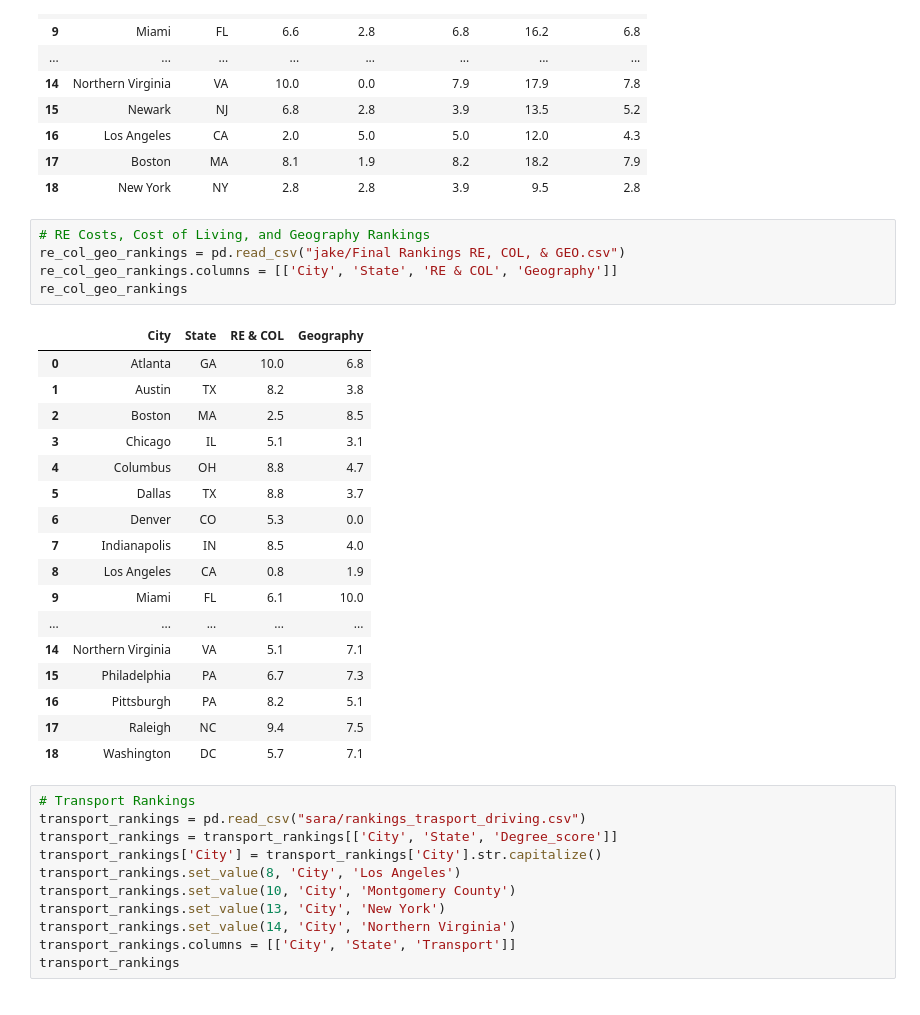
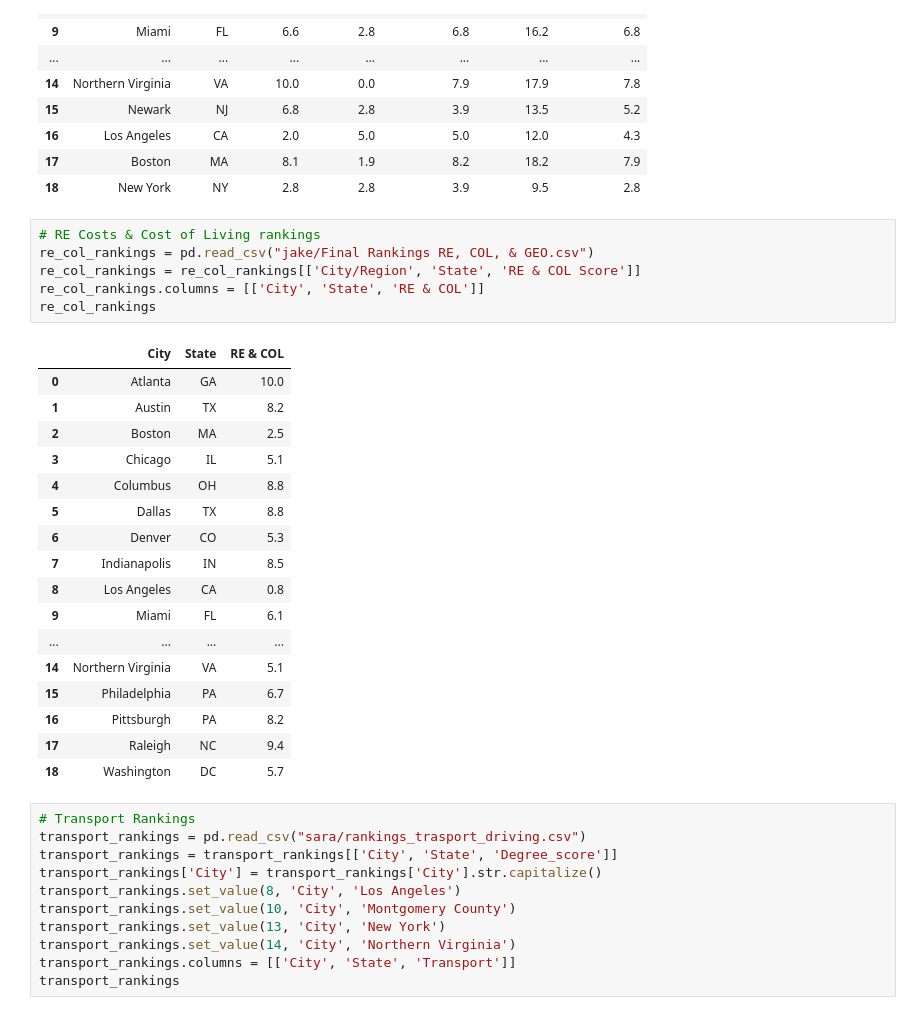
Before and after one commit to APK500/project-one, a Jupyter notebook: final_hq2_rankings.ipynb, the cells around one changed output. Saved outputs shown, nothing was run; the diff lists cells and outputs as text.

Commit message:
Updated final rankings notebook

```diff
--- a/final_hq2_rankings.ipynb
+++ b/final_hq2_rankings.ipynb
@@ -52,28 +52,29 @@ biz_env_rankings
 | 17 | Boston | MA | 8.1 | 1.9 | 8.2 | 18.2 | 7.9 |
 | 18 | New York | NY | 2.8 | 2.8 | 3.9 | 9.5 | 2.8 |
 # %%
-# RE Costs, Cost of Living, and Geography Rankings
-re_col_geo_rankings = pd.read_csv("jake/Final Rankings RE, COL, & GEO.csv")
-re_col_geo_rankings.columns = [['City', 'State', 'RE & COL', 'Geography']]
-re_col_geo_rankings
+# RE Costs & Cost of Living rankings
+re_col_rankings = pd.read_csv("jake/Final Rankings RE, COL, & GEO.csv")
+re_col_rankings = re_col_rankings[['City/Region', 'State', 'RE & COL Score']]
+re_col_rankings.columns = [['City', 'State', 'RE & COL']]
+re_col_rankings
 # %% [output]
-|  | City | State | RE & COL | Geography |
-| 0 | Atlanta | GA | 10.0 | 6.8 |
-| 1 | Austin | TX | 8.2 | 3.8 |
-| 2 | Boston | MA | 2.5 | 8.5 |
-| 3 | Chicago | IL | 5.1 | 3.1 |
-| 4 | Columbus | OH | 8.8 | 4.7 |
-| 5 | Dallas | TX | 8.8 | 3.7 |
-| 6 | Denver | CO | 5.3 | 0.0 |
-| 7 | Indianapolis | IN | 8.5 | 4.0 |
-| 8 | Los Angeles | CA | 0.8 | 1.9 |
-| 9 | Miami | FL | 6.1 | 10.0 |
-| ... | ... | ... | ... | ... |
-| 14 | Northern Virginia | VA | 5.1 | 7.1 |
-| 15 | Philadelphia | PA | 6.7 | 7.3 |
-| 16 | Pittsburgh | PA | 8.2 | 5.1 |
-| 17 | Raleigh | NC | 9.4 | 7.5 |
-| 18 | Washington | DC | 5.7 | 7.1 |
+|  | City | State | RE & COL |
+| 0 | Atlanta | GA | 10.0 |
+| 1 | Austin | TX | 8.2 |
+| 2 | Boston | MA | 2.5 |
+| 3 | Chicago | IL | 5.1 |
+| 4 | Columbus | OH | 8.8 |
+| 5 | Dallas | TX | 8.8 |
+| 6 | Denver | CO | 5.3 |
+| 7 | Indianapolis | IN | 8.5 |
+| 8 | Los Angeles | CA | 0.8 |
+| 9 | Miami | FL | 6.1 |
+| ... | ... | ... | ... |
+| 14 | Northern Virginia | VA | 5.1 |
+| 15 | Philadelphia | PA | 6.7 |
+| 16 | Pittsburgh | PA | 8.2 |
+| 17 | Raleigh | NC | 9.4 |
+| 18 | Washington | DC | 5.7 |
 # %%
 # Transport Rankings
 transport_rankings = pd.read_csv("sara/rankings_trasport_driving.csv")
```
Also changed, not shown: parts of 2 cells of this notebook.
